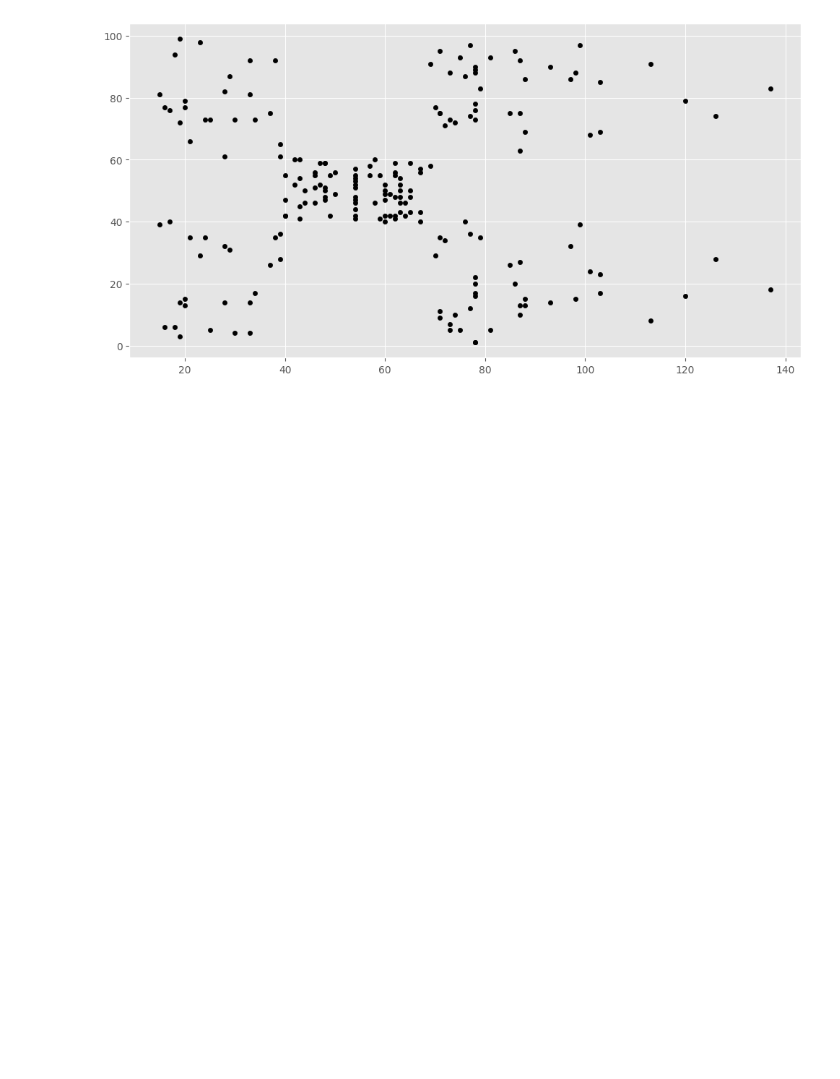
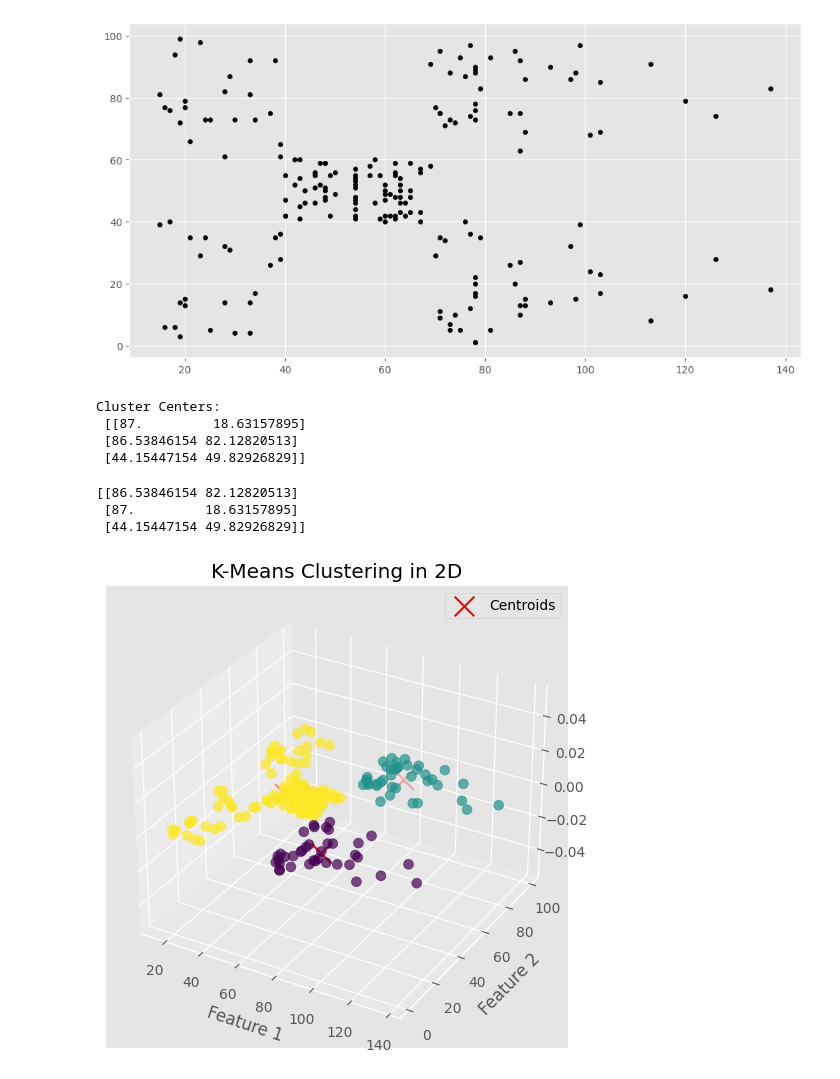
Before and after one commit to samwanyua/Python-Machine-Learning-Tutorial, a Jupyter notebook: Python_for_data_science/clustering.ipynb, the cells around one changed output. Cells and saved outputs as stored; diff of their text form; code cells hidden in the pictures; blank space fills up the shorter version.

Commit message:
Implementing K-means clustering: Visualization

```diff
--- a/Python_for_data_science/clustering.ipynb
+++ b/Python_for_data_science/clustering.ipynb
@@ -206,3 +206,47 @@ plt.scatter(f1,f2, c='black', s=20)
 # %% [output]
 <matplotlib.collections.PathCollection at 0x...>
 [figure]
+# %%
+from sklearn.cluster import KMeans
+# number of clusters
+kmeans = KMeans(n_clusters=3, n_init=10)
+# fit input data
+kmeans.fit(X)
+# Getting cluster labels
+labels = kmeans.labels_
+
+C = kmeans.cluster_centers_
+# Print centroids
+print("Cluster Centers:\n", C)
+# %% [output]
+Cluster Centers:
+ [[87.         18.63157895]
+ [86.53846154 82.12820513]
+ [44.15447154 49.82926829]]
+# %%
+print(C)
+# %% [output]
+[[86.53846154 82.12820513]
+ [87.         18.63157895]
+ [44.15447154 49.82926829]]
+# %%
+from mpl_toolkits.mplot3d import Axes3D
+
+fig = plt.figure()
+ax = fig.add_subplot(111, projection="3d")  # ✅ Corrected way to create a 3D plot
+
+# Plot clusters
+ax.scatter(X[:,0], X[:,1], c=labels, cmap='viridis', s=50, alpha=0.7)
+
+# Plot centroids
+ax.scatter(C[:,0], C[:,1], c='red', marker='x', s=200, label="Centroids")
+
+# Labels & Title
+ax.set_xlabel("Feature 1")
+ax.set_ylabel("Feature 2")
+ax.set_title("K-Means Clustering in 2D")
+
+plt.legend()
+plt.show()
+# %% [output]
+[figure, added]
```
